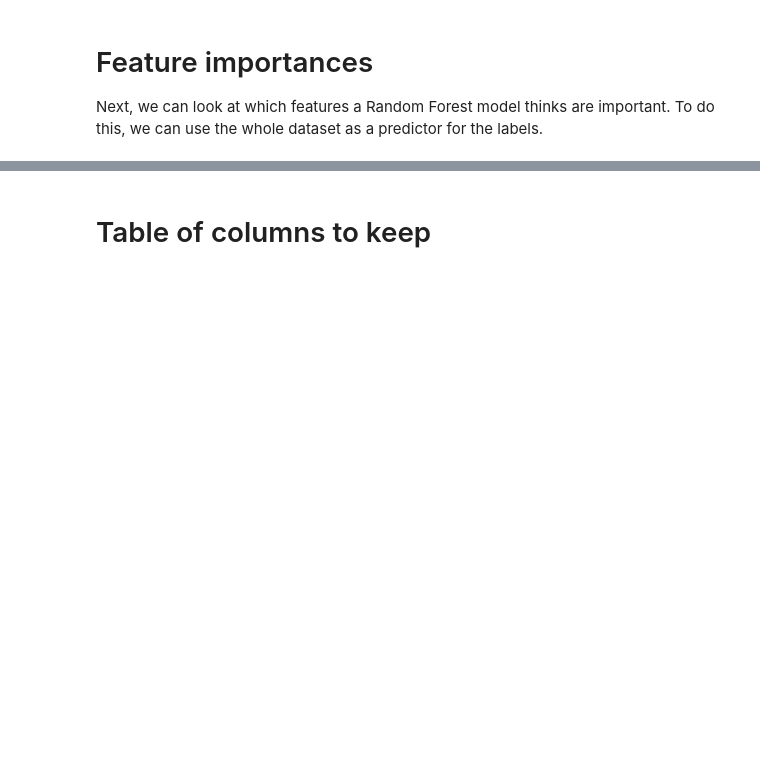
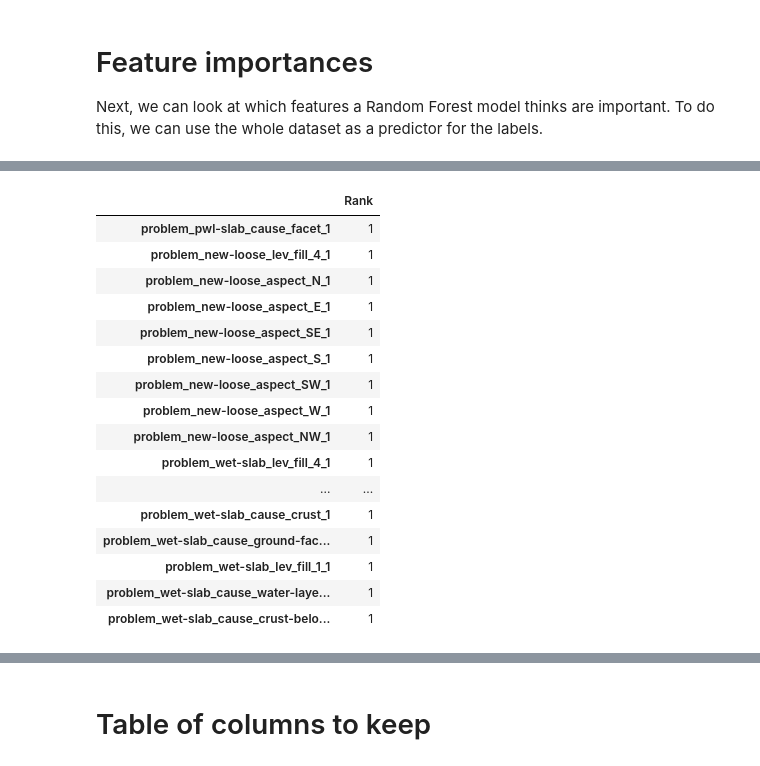
Before and after one commit to NVE/avalanche_ml, a Jupyter notebook: notebooks/analysis/1_feature_reduction.ipynb, the cells around one changed output, grey strips where cells are left out. Cells and saved outputs as stored; diff of their text form; code cells hidden in the pictures; blank space fills up the shorter version.

```diff
--- a/notebooks/analysis/1_feature_reduction.ipynb
+++ b/notebooks/analysis/1_feature_reduction.ipynb
@@ -431,0 +529,21 @@ plot_importances(labeled_data.data, labels, forest_model)
+# %%
+f_elim_df = pd.DataFrame(rfe.ranking_, index=X.columns, columns=['Rank']).sort_values(by='Rank',ascending=True)
+f_elim_df.head(n_features)
+# %% [output]
+|  | Rank |
+| problem_pwl-slab_cause_facet_1 | 1 |
+| problem_new-loose_lev_fill_4_1 | 1 |
+| problem_new-loose_aspect_N_1 | 1 |
+| problem_new-loose_aspect_E_1 | 1 |
+| problem_new-loose_aspect_SE_1 | 1 |
+| problem_new-loose_aspect_S_1 | 1 |
+| problem_new-loose_aspect_SW_1 | 1 |
+| problem_new-loose_aspect_W_1 | 1 |
+| problem_new-loose_aspect_NW_1 | 1 |
+| problem_wet-slab_lev_fill_4_1 | 1 |
+| ... | ... |
+| problem_wet-slab_cause_crust_1 | 1 |
+| problem_wet-slab_cause_ground-fac... | 1 |
+| problem_wet-slab_lev_fill_1_1 | 1 |
+| problem_wet-slab_cause_water-laye... | 1 |
+| problem_wet-slab_cause_crust-belo... | 1 |
```
Also changed, not shown: parts of 21 cells of this notebook.
